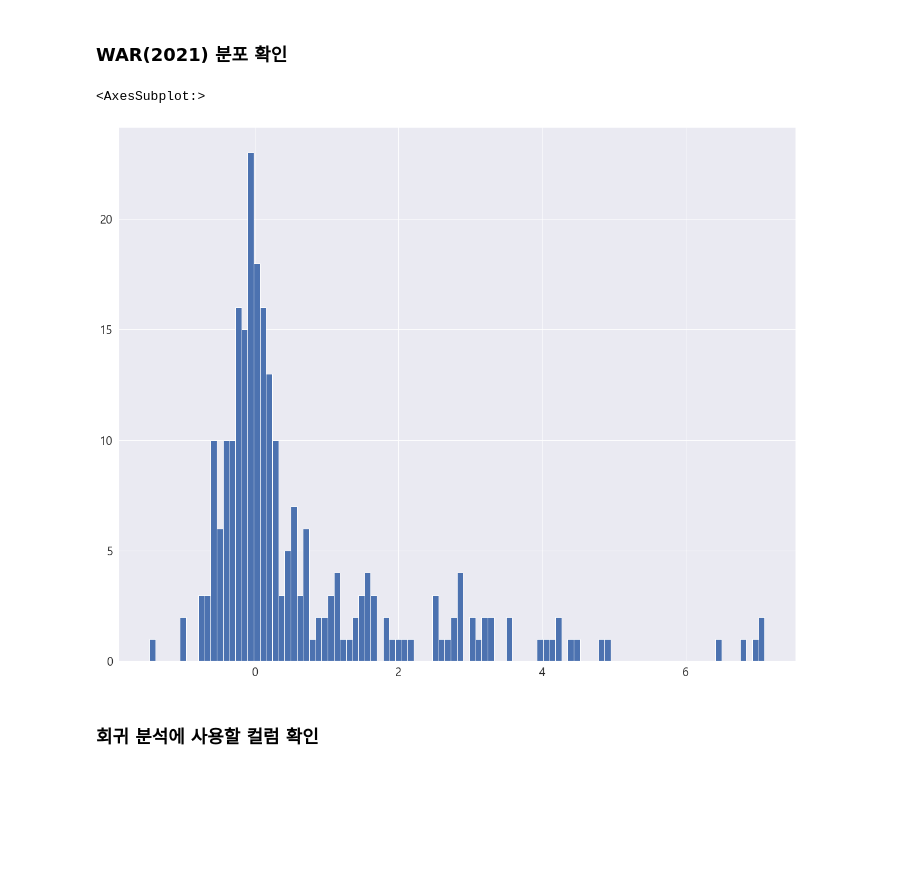
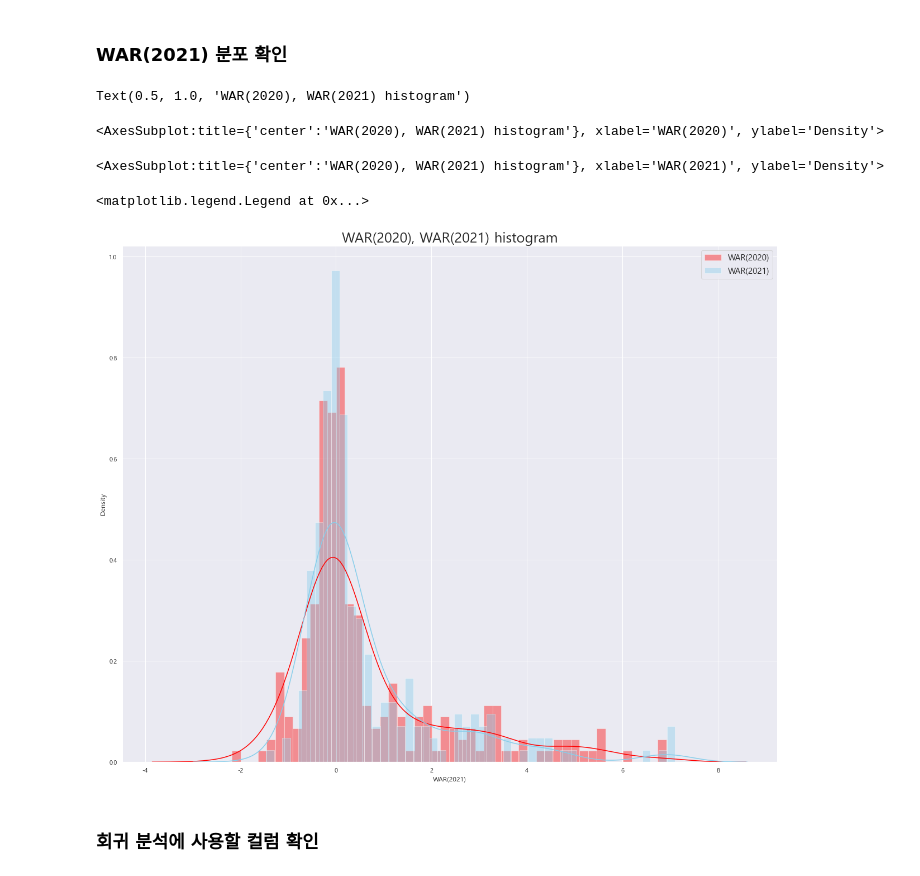
Before and after one commit to Moojun/study_ML, a Jupyter notebook: project/src/baseball_WAR_prediction.ipynb, the cells around one changed output. Cells and saved outputs as stored; diff of their text form; code cells hidden in the pictures; blank space fills up the shorter version.

```diff
--- a/project/src/baseball_WAR_prediction.ipynb
+++ b/project/src/baseball_WAR_prediction.ipynb
@@ -99,13 +77,18 @@ memory usage: 38.4+ KB
 # %% [markdown]
 ### WAR(2021) 분포 확인
 # %%
-# WAR(2021) 분포 확인
-# 0 근처의 WAR 값을 가진 분포가 대다수이다.
+plt.title('WAR(2020), WAR(2021) histogram', fontsize = 25)
+sns.distplot(baseball_df['WAR(2020)'], bins = 50, color='red', label = 'WAR(2020)')
+sns.distplot(baseball_df['WAR(2021)'], bins = 50, color='skyblue', label = 'WAR(2021)')
+plt.legend(fontsize = 15)
 
-baseball_df['WAR(2021)'].hist(bins=100, xlabelsize = 20, ylabelsize = 20)
+# baseball_df['WAR(2021)'].hist(bins=100, xlabelsize = 20, ylabelsize = 20)
 # %% [output]
-<AxesSubplot:>
+Text(0.5, 1.0, 'WAR(2020), WAR(2021) histogram')
+<AxesSubplot:title={'center':'WAR(2020), WAR(2021) histogram'}, xlabel='WAR(2020)', ylabel='Density'>
+<AxesSubplot:title={'center':'WAR(2020), WAR(2021) histogram'}, xlabel='WAR(2021)', ylabel='Density'>
+<matplotlib.legend.Legend at 0x...>
-[figure, old version]
+[figure, new version]
 # %% [markdown]
 ### 회귀 분석에 사용할 컬럼 확인
 # %%
```
Also changed, not shown: parts of 40 cells of this notebook.
